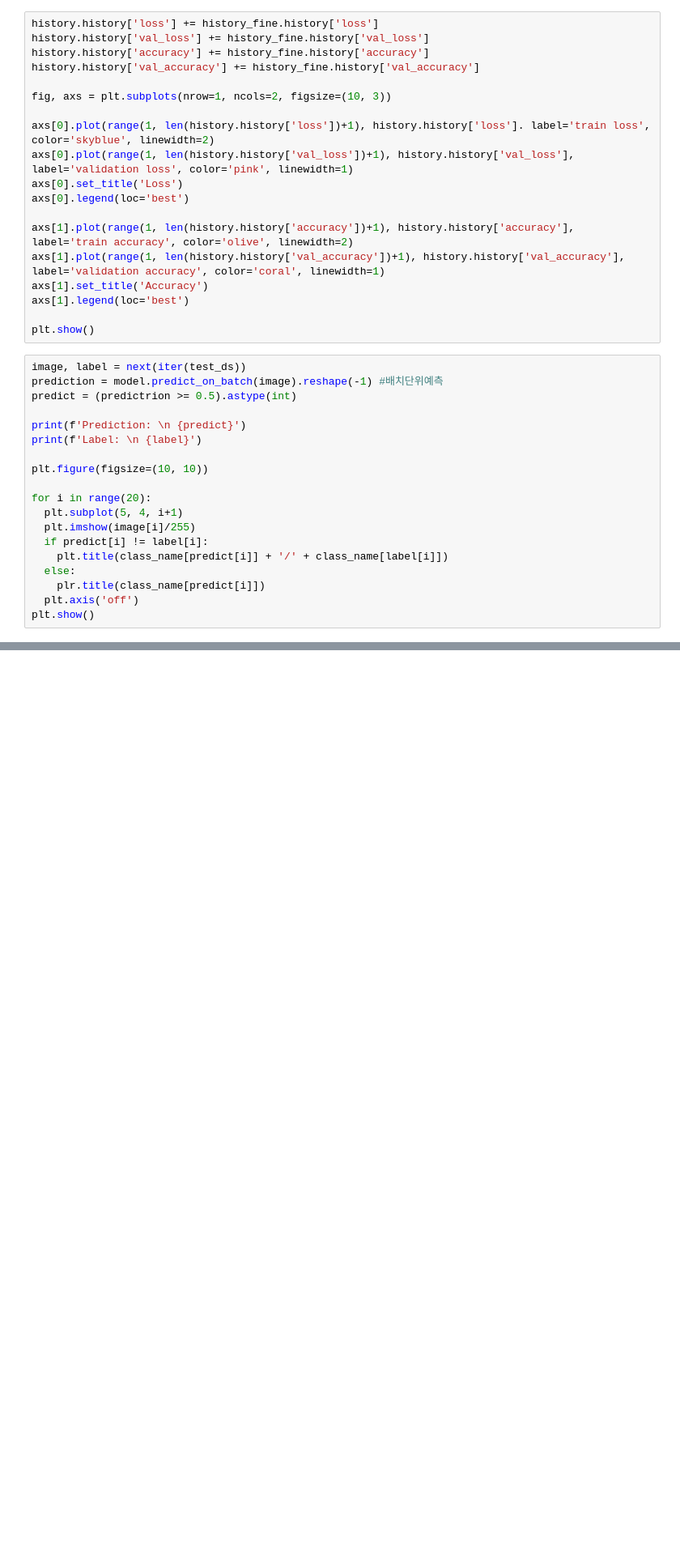
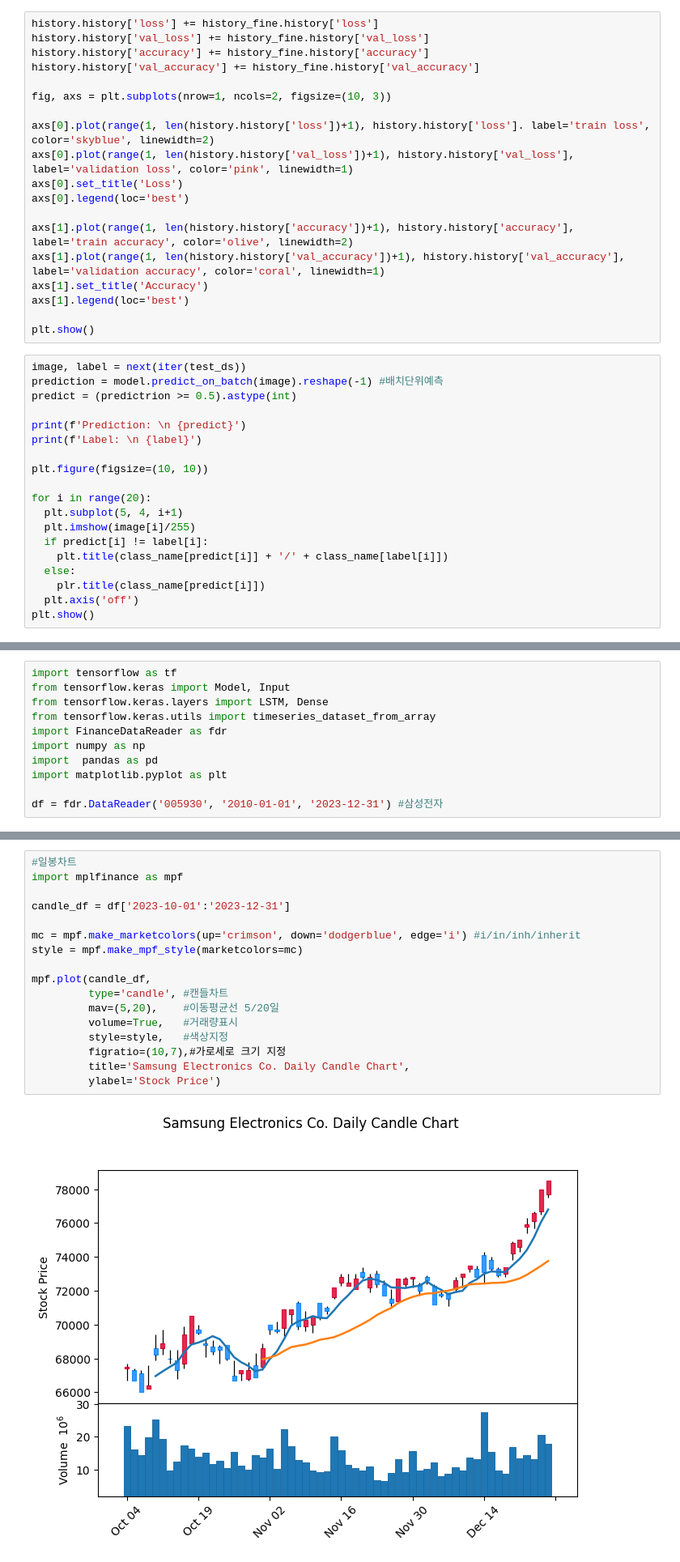
Before and after one commit to won-hj/deep-learning, a Jupyter notebook: 신경망을_활용한_딥러닝_실습.ipynb, the cells around one changed output, grey strips where cells are left out. Shown at 81% size. Cells and saved outputs as stored; diff of their text form; blank space fills up the shorter version.

```diff
--- a/신경망을_활용한_딥러닝_실습.ipynb
+++ b/신경망을_활용한_딥러닝_실습.ipynb
@@ -1989,0 +2015,11 @@ plt.show()
+# %%
+import tensorflow as tf
+from tensorflow.keras import Model, Input
+from tensorflow.keras.layers import LSTM, Dense
+from tensorflow.keras.utils import timeseries_dataset_from_array
+import FinanceDataReader as fdr
+import numpy as np
+import  pandas as pd
+import matplotlib.pyplot as plt
+
+df = fdr.DataReader('005930', '2010-01-01', '2023-12-31') #삼성전자
@@ -1989,0 +2057,19 @@ plt.show()
+# %%
+#일봉차트
+import mplfinance as mpf
+
+candle_df = df['2023-10-01':'2023-12-31']
+
+mc = mpf.make_marketcolors(up='crimson', down='dodgerblue', edge='i') #i/in/inh/inherit
+style = mpf.make_mpf_style(marketcolors=mc)
+
+mpf.plot(candle_df,
+         type='candle', #캔들차트
+         mav=(5,20),    #이동평균선 5/20일
+         volume=True,   #거래량표시
+         style=style,   #색상지정
+         figratio=(10,7),#가로세로 크기 지정
+         title='Samsung Electronics Co. Daily Candle Chart',
+         ylabel='Stock Price')
+# %% [output]
+[figure, added]
```
Also changed, not shown: parts of 36 cells of this notebook.
